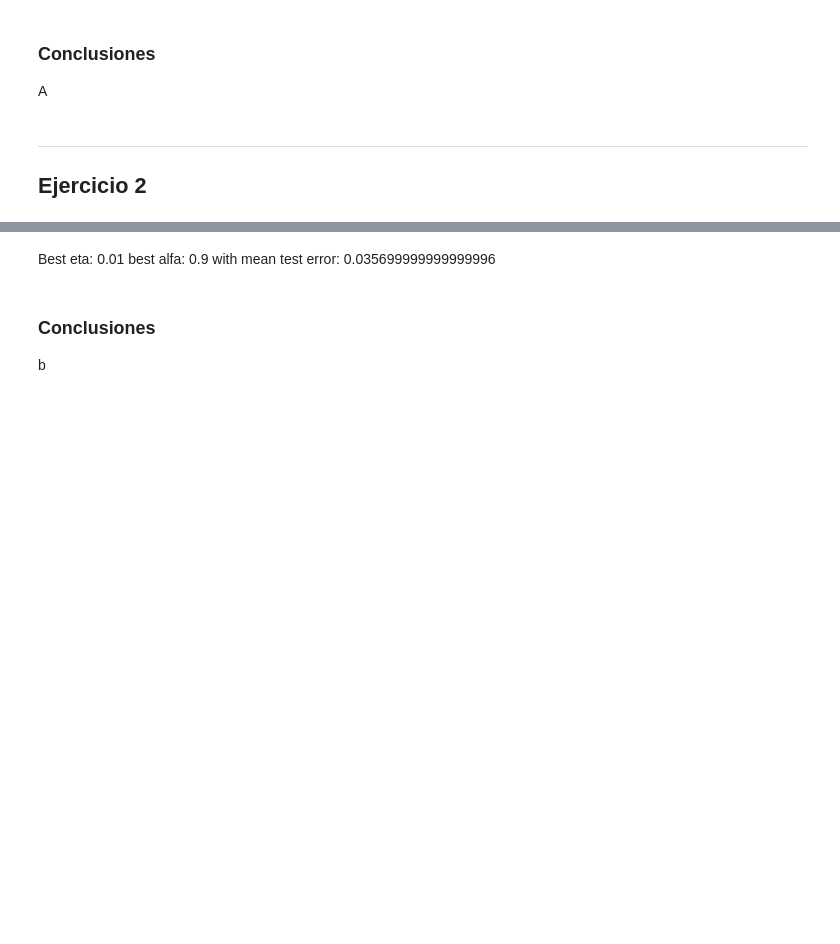
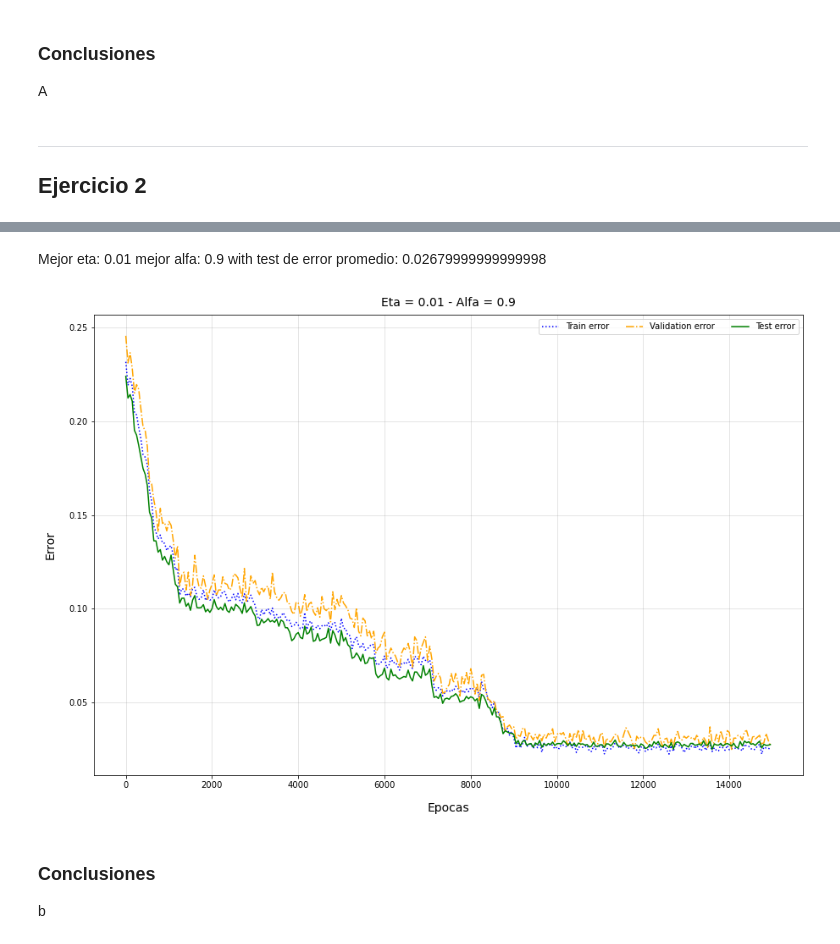
Before and after one commit to jfarizano/IntroML, a Jupyter notebook: tp2.ipynb, the cells around one changed output, grey strips where cells are left out. Drawn from its saved outputs; the diff is of its cells as text; code cells hidden in the pictures; blank space fills up the shorter version.

```diff
--- a/tp2.ipynb
+++ b/tp2.ipynb
@@ -150,8 +166,10 @@ ej3_errors_table_df
 # %% [markdown]
-Best eta: 0.01 best alfa: 0.9 with mean test error: 0.035699999999999996
+Mejor eta: 0.01 mejor alfa: 0.9 with test de error promedio: 0.02679999999999998
 # %%
 errors_df = pd.read_csv("datasets/etas_alfas/ann_etas_alfas_errors.csv")
-graph_errors(errors_df, 'Epocas')
+graph_errors(errors_df, 'Epocas', title = "Eta = 0.01 - Alfa = 0.9")
+# %% [output]
+[figure, added]
 # %% [markdown]
 ### Conclusiones
 b
```
Also changed, not shown: parts of 14 cells of this notebook, 8 other files.
